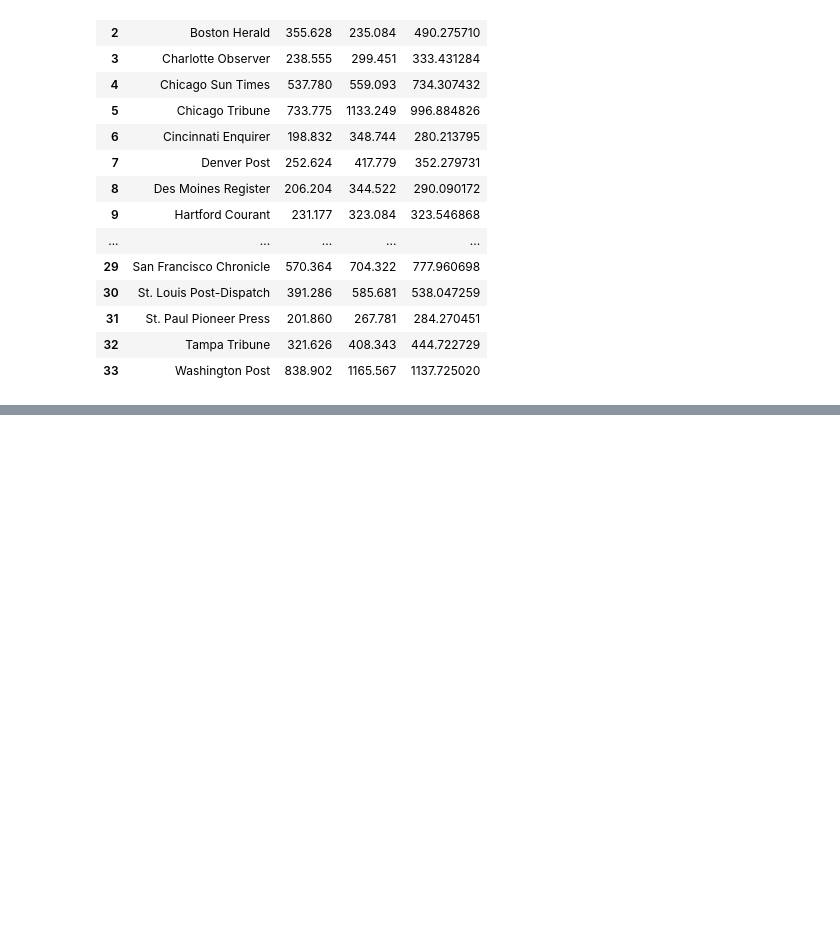
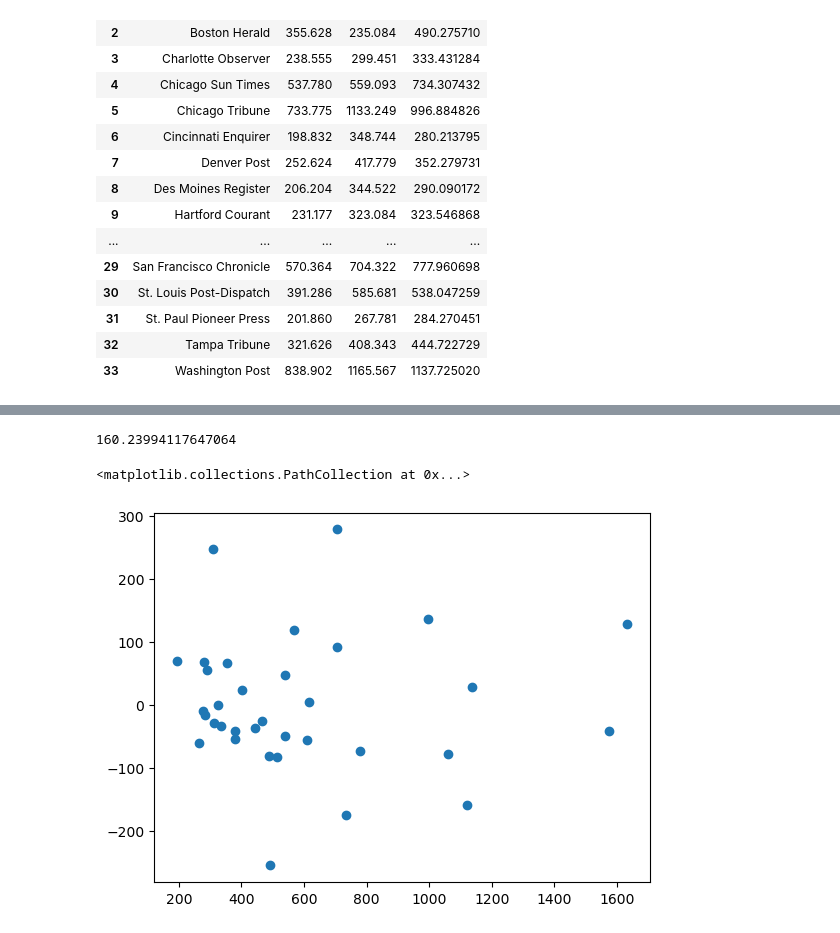
Before and after one commit to karthik68-coder/excelr-assignment, a Jupyter notebook: linearregression1-checkpoint.ipynb, the cells around one changed output, grey strips where cells are left out. Drawn from its saved outputs; the diff is of its cells as text; code cells hidden in the pictures; blank space fills up the shorter version.

```diff
--- a/linearregression1-checkpoint.ipynb
+++ b/linearregression1-checkpoint.ipynb
@@ -257,0 +272,10 @@ data1
+# %%
+mae = np.mean(np.abs(data1["daily"]-data1["y_hat"]))
+mae
+# %% [output]
+160.23994117647064
+# %%
+plt.scatter(data1["y_hat"],data1["residuals"])
+# %% [output]
+<matplotlib.collections.PathCollection at 0x...>
+[figure, added]
```
Also changed, not shown: parts of 7 cells of this notebook.
